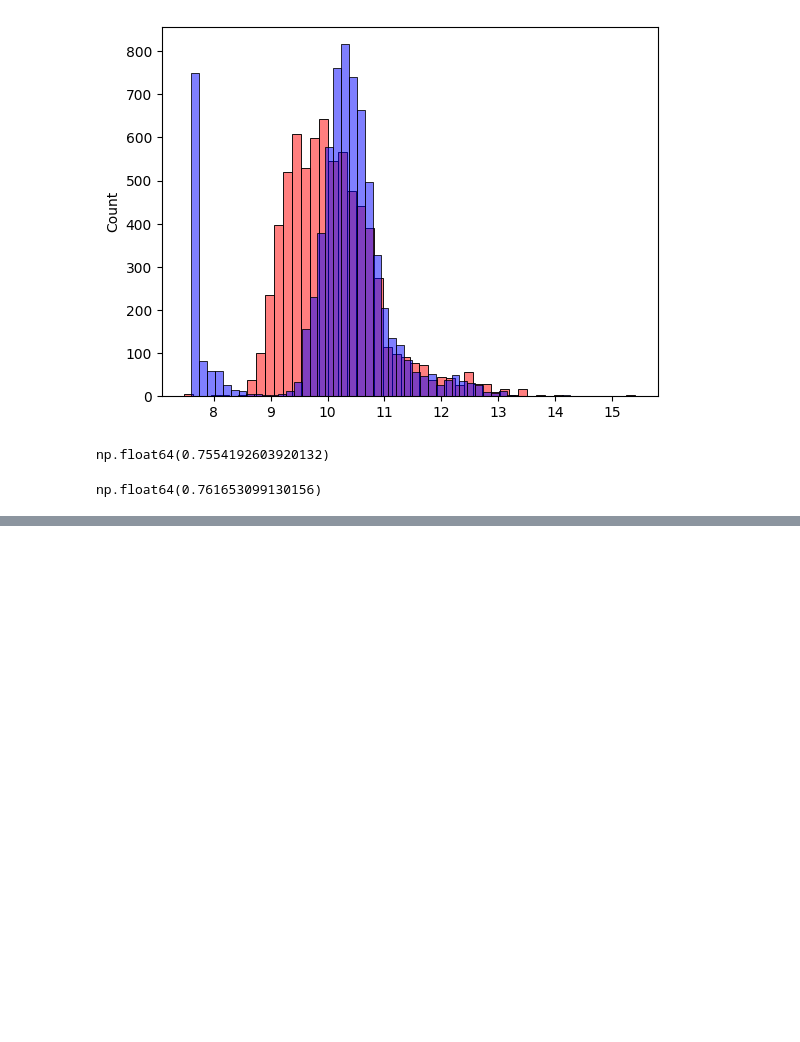
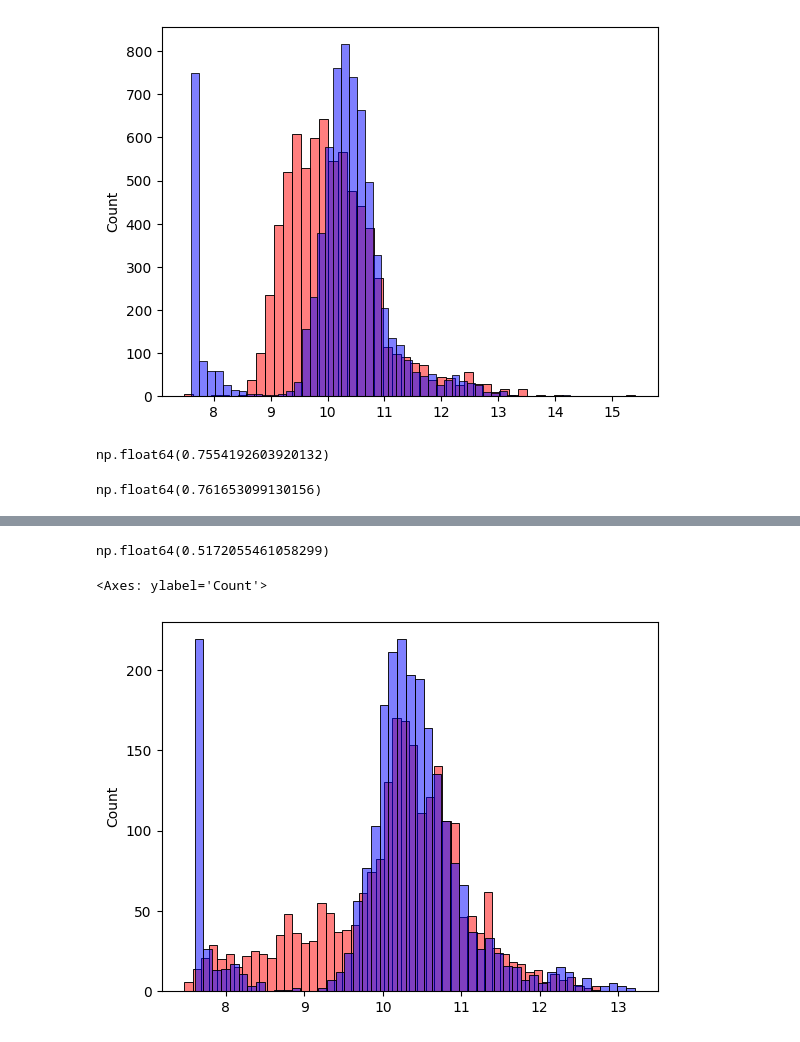
Before and after one commit to alantz8799/machine-learning-zoomcamp, a Jupyter notebook: homework/car_price_project/car_price_prediction.ipynb, the cells around one changed output, grey strips where cells are left out. Drawn from its saved outputs; the diff is of its cells as text; code cells hidden in the pictures; blank space fills up the shorter version.

```diff
--- a/homework/car_price_project/car_price_prediction.ipynb
+++ b/homework/car_price_project/car_price_prediction.ipynb
@@ -403,0 +419,29 @@ np.float64(0.761653099130156)
+# %%
+def prepare_X2(df):
+    df = df.copy()
+
+    df['age'] = 2017 - df.year
+    features = base + ['age']
+
+    df_num = df[features]
+    df_num = df_num.fillna(0)
+    X = df_num.values
+    return X
+# %%
+# Training model
+X_train = prepare_X2(df_train)
+w0, w = train_linear_regression(X_train, y_train)
+
+# Validation
+X_val= prepare_X2(df_val)
+y_pred = w0 + X_val.dot(w)
+
+rmse(y_val, y_pred)
+# %% [output]
+np.float64(0.5172055461058299)
+# %%
+sns.histplot(y_pred, color='red', alpha=0.5, bins=50) #predictions are red
+sns.histplot(y_val, color='blue', alpha=0.5, bins=50) #target vars are blue
+# %% [output]
+<Axes: ylabel='Count'>
+[figure, added]
```
Also changed, not shown: parts of 1 cell of this notebook.
